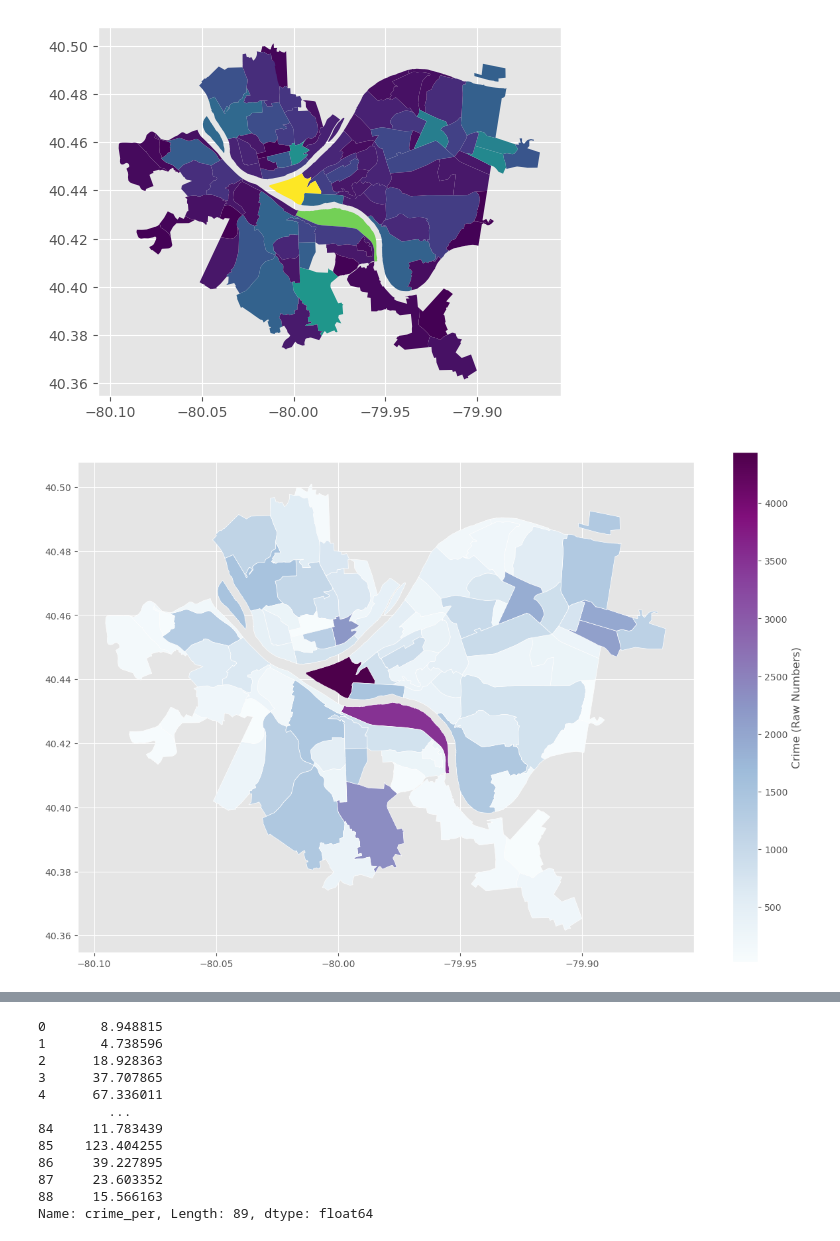
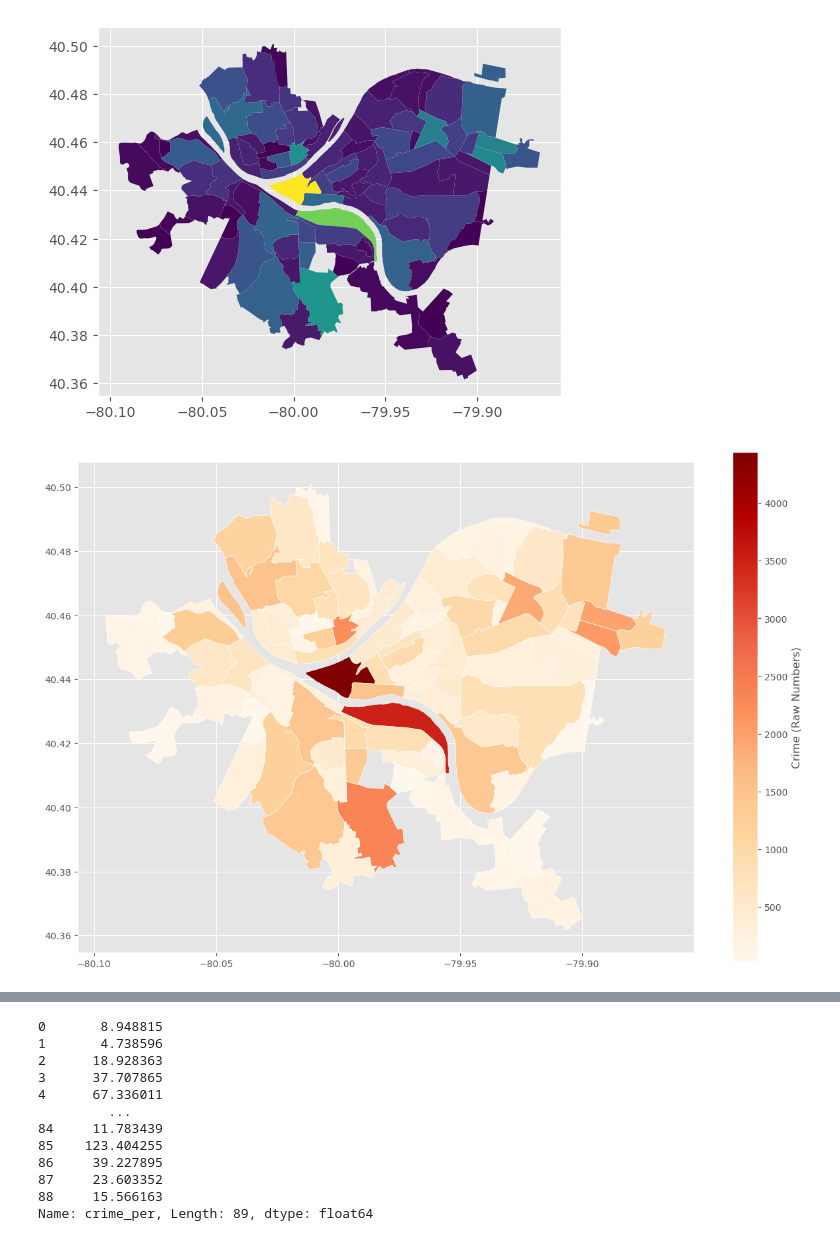
Before and after one commit to jkruse7/bidshappyfinal, a Jupyter notebook: Crime.ipynb, the cells around one changed output, grey strips where cells are left out. Drawn from its saved outputs; the diff is of its cells as text; code cells hidden in the pictures.

```diff
--- a/Crime.ipynb
+++ b/Crime.ipynb
@@ -70,16 +70,16 @@ plt.show()
 [figure]
 # %%
 merged.plot(column='count', # set the data to be used for coloring
-               cmap='BuPu',              # choose a color palette
+               cmap='OrRd',              # choose a color palette
                edgecolor="white",        # outline the districts in white
                legend=True,              # show the legend
                legend_kwds={'label': "Crime (Raw Numbers)"}, # label the legend
                figsize=(15, 10),         # set the size
                missing_kwds={"color": "lightgrey"} # set disctricts with no data to gray
                )
 plt.show()
 # %% [output]
-[figure, old version]
+[figure, new version]
 # %%
 population = pd.read_csv("total-population.csv")[["Neighborhood", "Estimate; Total"]]
 merged_2 = merged.merge(population, left_on="hood", right_on="Neighborhood")
```
Also changed, not shown: parts of 5 cells of this notebook.
